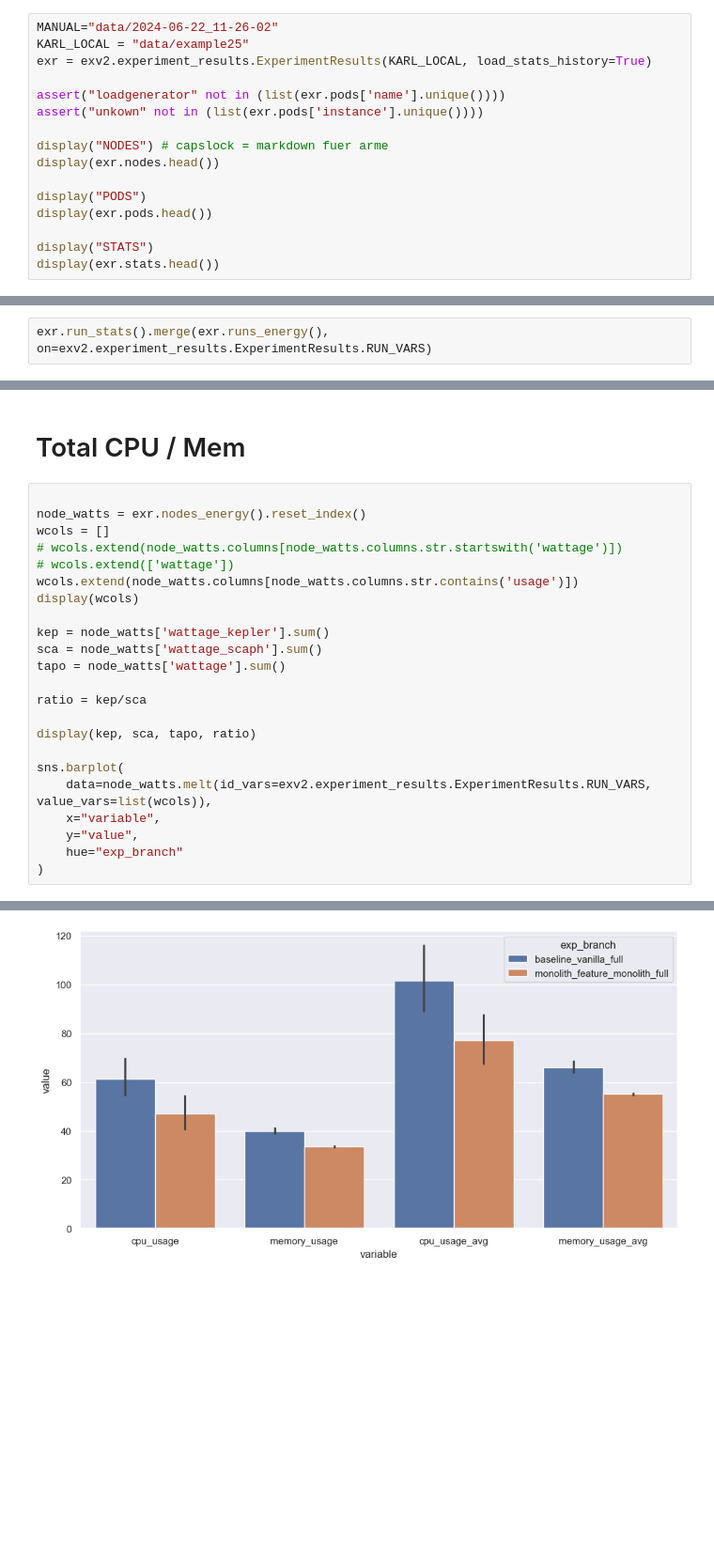
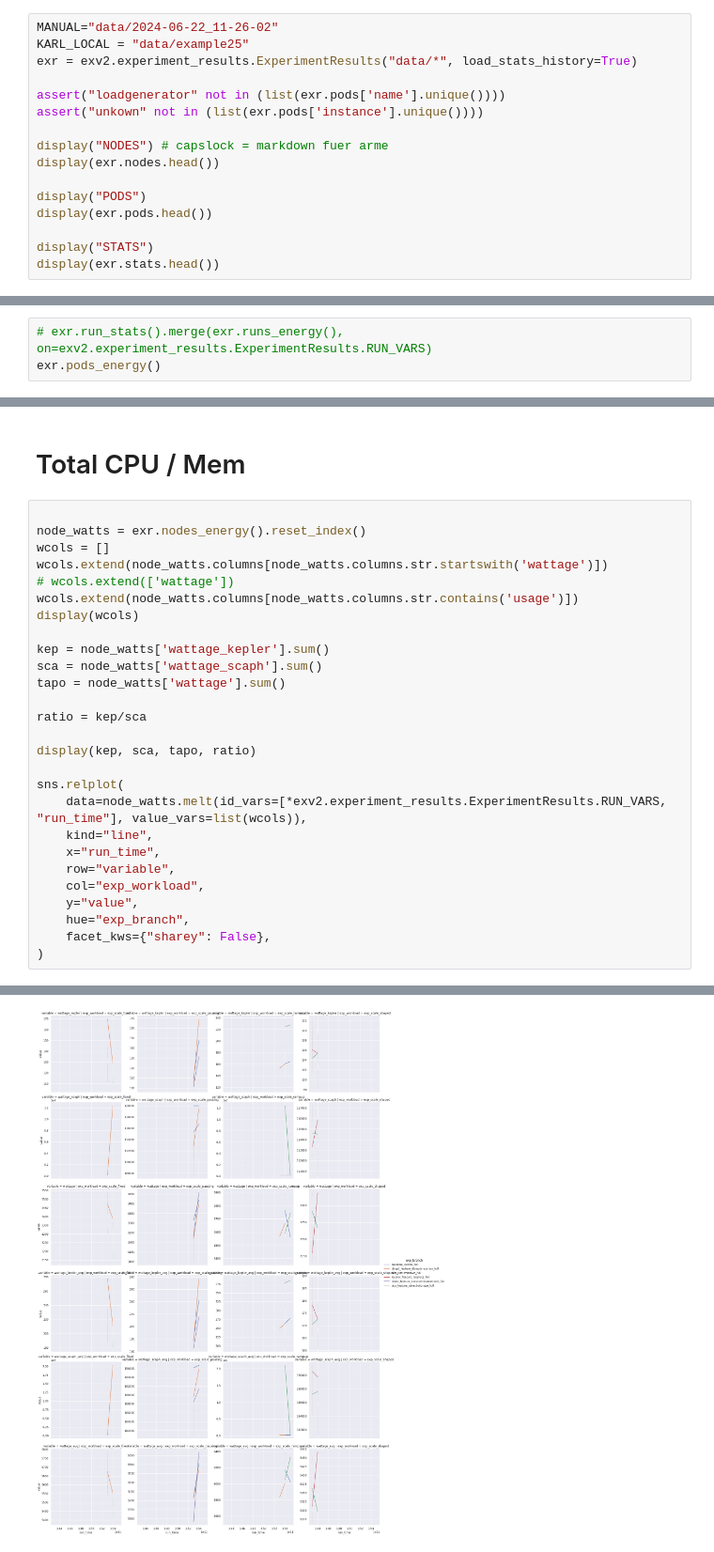
Before and after one commit to clue2-sose25/Clue2, a Jupyter notebook: eval6000.ipynb, the cells around one changed output, grey strips where cells are left out. Shown at 94% size. Cells and saved outputs as stored; diff of their text form; blank space fills up the shorter version.

```diff
--- a/eval6000.ipynb
+++ b/eval6000.ipynb
@@ -16,7 +13,7 @@ sns.set_theme(rc={'figure.figsize':(12, 6)})
 # %%
 MANUAL="data/2024-06-22_11-26-02"
 KARL_LOCAL = "data/example25"
-exr = exv2.experiment_results.ExperimentResults(KARL_LOCAL, load_stats_history=True)
+exr = exv2.experiment_results.ExperimentResults("data/*", load_stats_history=True)
 
 assert("loadgenerator" not in (list(exr.pods['name'].unique())))
 assert("unkown" not in (list(exr.pods['instance'].unique())))
@@ -107,3 +139,4 @@ AttributeError: 'ExperimentResults' object has no attribute 'runs_energy'
 # %%
-exr.run_stats().merge(exr.runs_energy(), on=exv2.experiment_results.ExperimentResults.RUN_VARS)
+# exr.run_stats().merge(exr.runs_energy(), on=exv2.experiment_results.ExperimentResults.RUN_VARS)
+exr.pods_energy()
 # %% [output]
@@ -218,7 +262,7 @@ np.float64(3.1814710518859694e-05)
 
 node_watts = exr.nodes_energy().reset_index()
 wcols = []
-# wcols.extend(node_watts.columns[node_watts.columns.str.startswith('wattage')])
+wcols.extend(node_watts.columns[node_watts.columns.str.startswith('wattage')])
 # wcols.extend(['wattage'])
 wcols.extend(node_watts.columns[node_watts.columns.str.contains('usage')])
 display(wcols)
@@ -231,10 +275,14 @@ ratio = kep/sca
 
 display(kep, sca, tapo, ratio)
 
-sns.barplot(
-    data=node_watts.melt(id_vars=exv2.experiment_results.ExperimentResults.RUN_VARS, value_vars=list(wcols)),
-    x="variable",
+sns.relplot(
+    data=node_watts.melt(id_vars=[*exv2.experiment_results.ExperimentResults.RUN_VARS, "run_time"], value_vars=list(wcols)),
+    kind="line",
+    x="run_time",
+    row="variable",
+    col="exp_workload",
     y="value",
-    hue="exp_branch"
+    hue="exp_branch",
+    facet_kws={"sharey": False},
 )
 # %% [output]
@@ -247,2 +300,2 @@ np.float64(3.1814710518859694e-05)
-[figure, old version]
+[figure, new version]
 # %%
```
Also changed, not shown: parts of 23 cells of this notebook.
